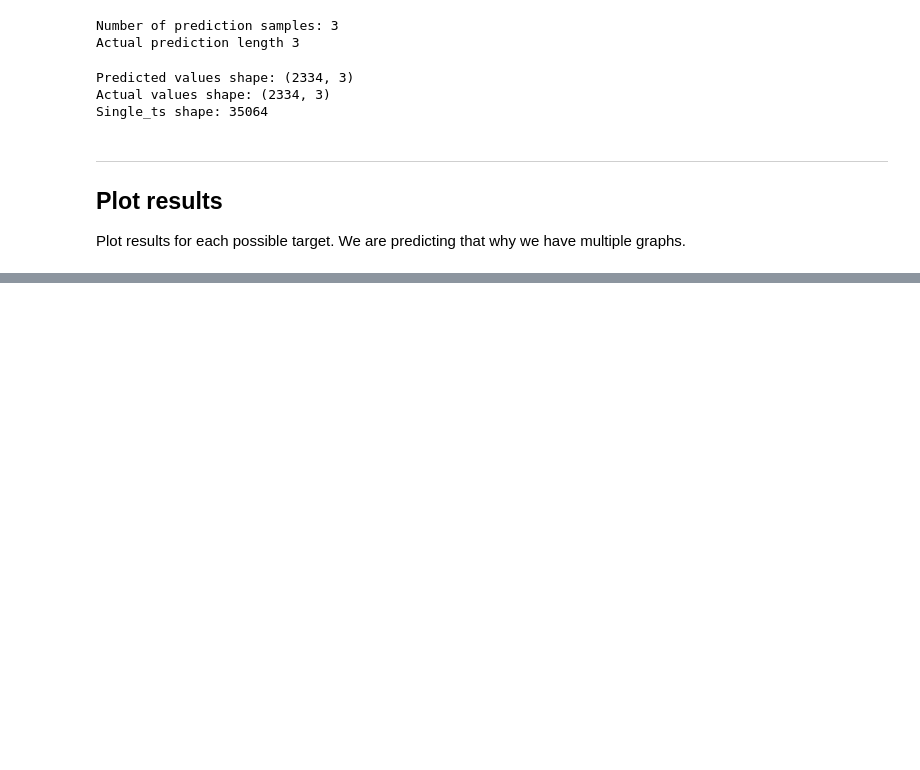
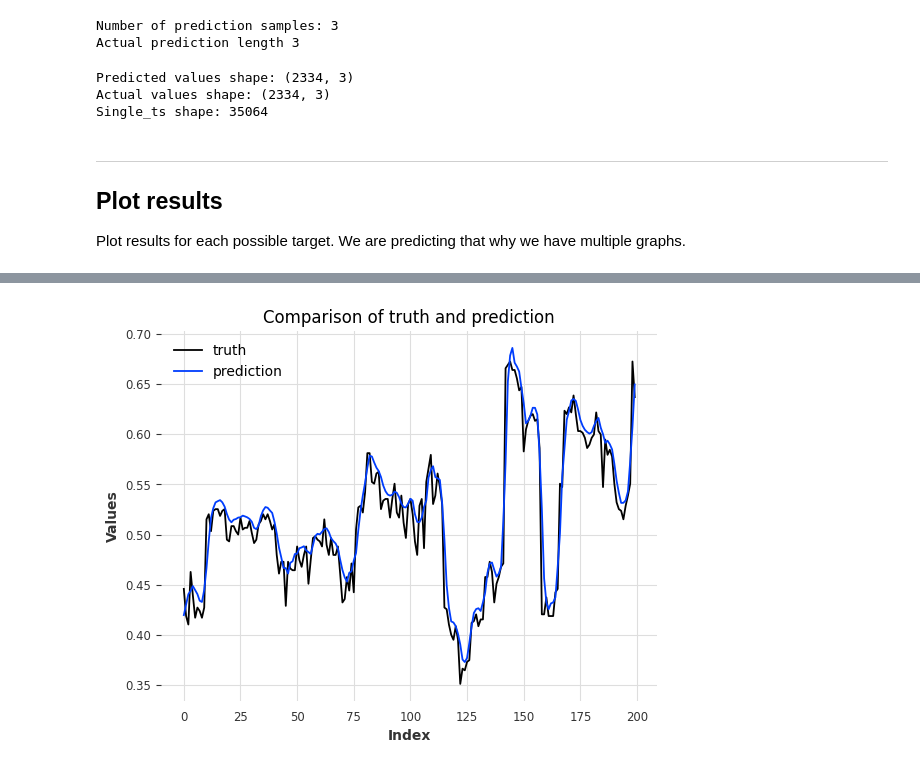
Before and after one commit to ontime-re/ontime, a Jupyter notebook: notebooks/docs/1_module/pytorch/0-sin-sout/0.2-min-multiple-step-forecast.ipynb, the cells around one changed output, grey strips where cells are left out. Cells and saved outputs as stored; diff of their text form; code cells hidden in the pictures; blank space fills up the shorter version.

```diff
--- a/notebooks/docs/1_module/pytorch/0-sin-sout/0.2-min-multiple-step-forecast.ipynb
+++ b/notebooks/docs/1_module/pytorch/0-sin-sout/0.2-min-multiple-step-forecast.ipynb
@@ -230,0 +231,20 @@ for i in range(3):
+# %%
+import pandas as pd
+import numpy as np
+
+df_copy = predicted_values.copy()
+df_copy = pd.DataFrame(df_copy)
+
+num_steps = 3
+
+periods = np.arange(0, num_steps, 1)
+
+i = 0
+for period in periods:
+    df_copy.iloc[:, i] = df_copy.iloc[:, i].shift(period)
+    i += 1
+
+df_copy['mean'] = df_copy.mean(axis=1)
+df_copy = df_copy.dropna()
+df_copy = df_copy.reset_index(drop=True)
+df_copy
@@ -230,0 +265,15 @@ for i in range(3):
+# %%
+# Plot both DataFrames on the same plot
+plt.plot(y_test[:, 2].squeeze()[start:start + width], label='truth')
+plt.plot(df_copy['mean'][start:start + width], label='prediction')
+
+# Add labels, title, and legend
+plt.xlabel('Index')
+plt.ylabel('Values')
+plt.title('Comparison of truth and prediction')
+plt.legend()
+
+# Show the plot
+plt.show()
+# %% [output]
+[figure, added]
```
Also changed, not shown: parts of 6 cells of this notebook, 1 other file.
